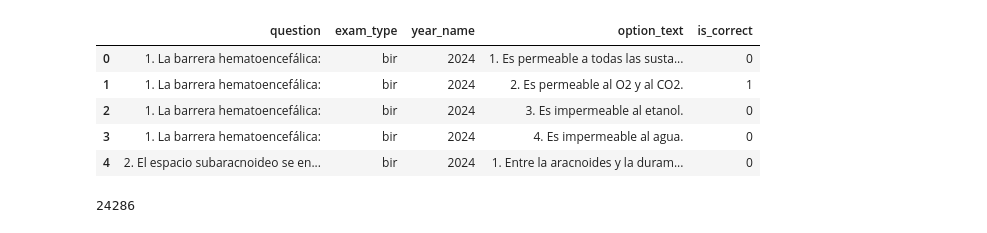
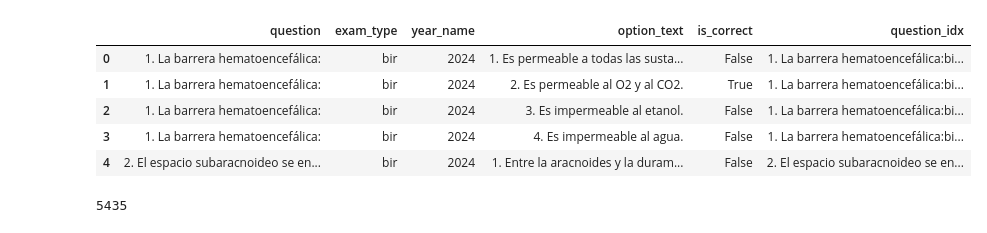
Before and after one commit to Oddman43/ETL_BIR_Exams, a Jupyter notebook: load_anki.ipynb, the cells around one changed output. Drawn from its saved outputs; the diff is of its cells as text; code cells hidden in the pictures.

```diff
--- a/load_anki.ipynb
+++ b/load_anki.ipynb
@@ -29,30 +30,35 @@ def invoke(action: str, **params):
 # %%
 db_path: str = "data/clean/bir_warehouse.db"
 
 year_num_options: list = [[4, 2015], [5, 2014]]
 
 query_question_text: str = """
 SELECT qn.question, ex.exam_type, yr.year_name, qo.option_text, qo.is_correct
 FROM questions_options AS qo
 JOIN questions AS qn ON qo.question_id = qn.id
 JOIN year AS yr ON qn.exam_year = yr.id_year
 JOIN exam AS ex ON qn.exam_subject = ex.id_type;
 """
 
 conn = sqlite3.connect(db_path)
 
 exams_df = pd.read_sql(query_question_text, conn)
 
 conn.close()
+exams_df["is_correct"] = exams_df["is_correct"].astype(bool)
+exams_df["question_idx"] = exams_df["question"] + exams_df["exam_type"] + exams_df["year_name"]
+exams_df["question"] = exams_df["question"].str.strip()
+exams_df["year_name"] = exams_df["year_name"].astype(int)
+
 exams_df.head()
 # %% [output]
-|  | question | exam_type | year_name | option_text | is_correct |
-| 0 | 1. La barrera hematoencefálica: | bir | 2024 | 1. Es permeable a todas las susta... | 0 |
-| 1 | 1. La barrera hematoencefálica: | bir | 2024 | 2. Es permeable al O2 y al CO2. | 1 |
-| 2 | 1. La barrera hematoencefálica: | bir | 2024 | 3. Es impermeable al etanol. | 0 |
-| 3 | 1. La barrera hematoencefálica: | bir | 2024 | 4. Es impermeable al agua. | 0 |
-| 4 | 2. El espacio subaracnoideo se en... | bir | 2024 | 1. Entre la aracnoides y la duram... | 0 |
+|  | question | exam_type | year_name | option_text | is_correct | question_idx |
+| 0 | 1. La barrera hematoencefálica: | bir | 2024 | 1. Es permeable a todas las susta... | False | 1. La barrera hematoencefálica:bi... |
+| 1 | 1. La barrera hematoencefálica: | bir | 2024 | 2. Es permeable al O2 y al CO2. | True | 1. La barrera hematoencefálica:bi... |
+| 2 | 1. La barrera hematoencefálica: | bir | 2024 | 3. Es impermeable al etanol. | False | 1. La barrera hematoencefálica:bi... |
+| 3 | 1. La barrera hematoencefálica: | bir | 2024 | 4. Es impermeable al agua. | False | 1. La barrera hematoencefálica:bi... |
+| 4 | 2. El espacio subaracnoideo se en... | bir | 2024 | 1. Entre la aracnoides y la duram... | False | 2. El espacio subaracnoideo se en... |
 # %%
-print(len(exams_df))
+print(len(exams_df['question_idx'].unique()))
 # %% [output]
-24286
+5435
```
Also changed, not shown: parts of 7 cells of this notebook.
